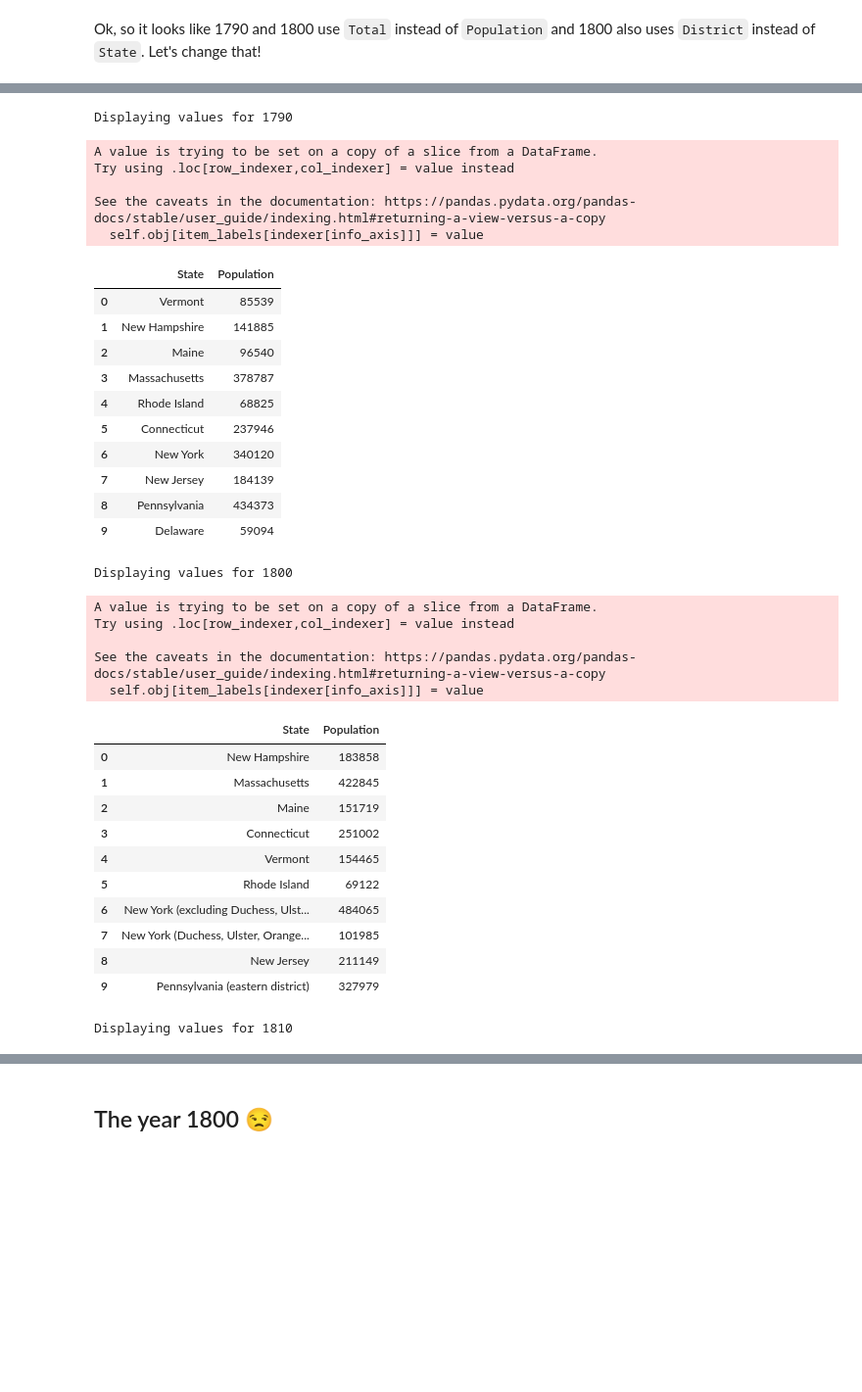
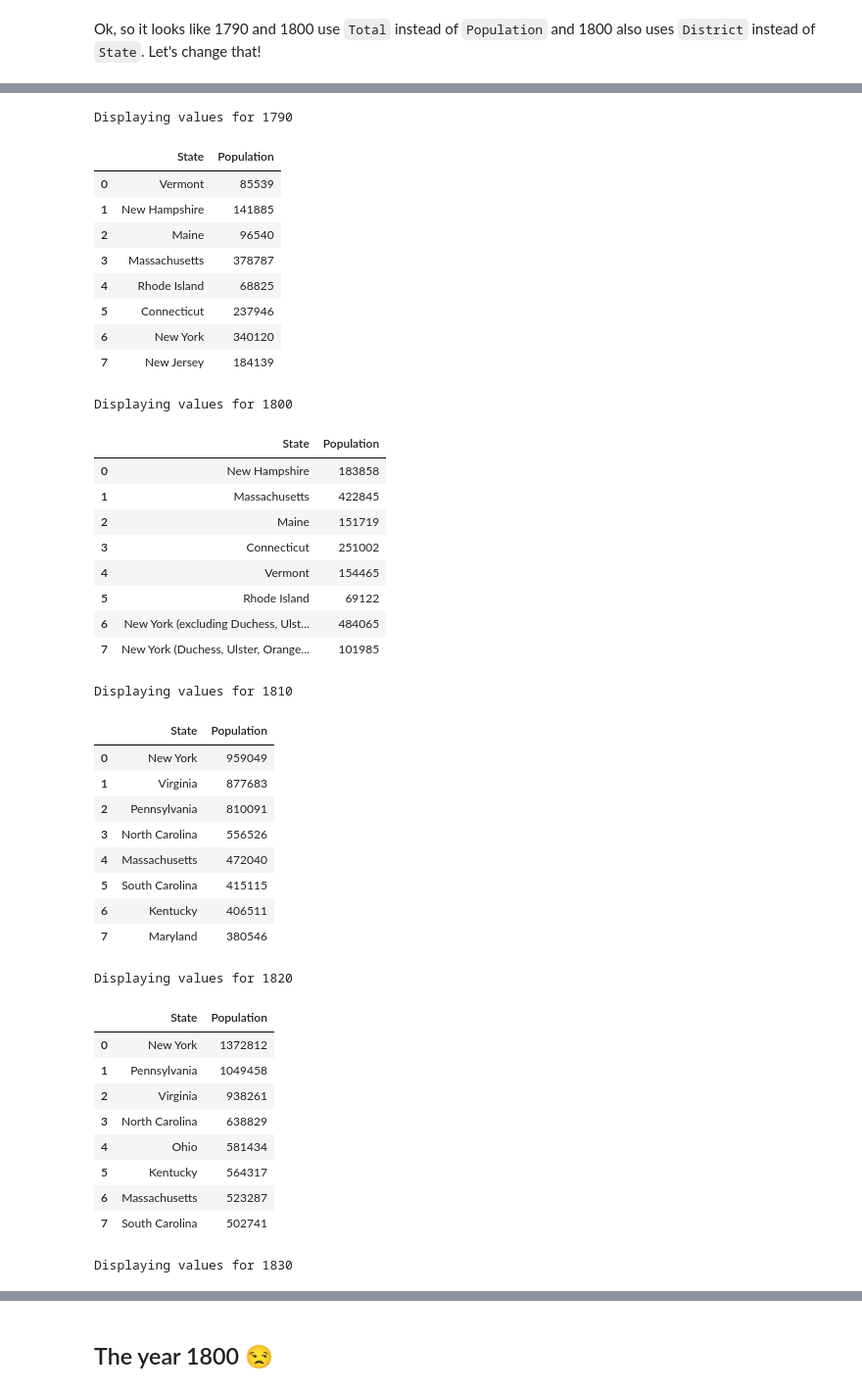
Before and after one commit to AntonMu/Census2020, a Jupyter notebook: USCensus2020.ipynb, the cells around one changed output, grey strips where cells are left out. Shown: that part at 98% size. Cells and saved outputs as stored; diff of their text form; code cells hidden in the pictures; blank space fills up the shorter version.

```diff
--- a/USCensus2020.ipynb
+++ b/USCensus2020.ipynb
@@ -94,43 +94,49 @@ Next, we get rid of all columns other than `State` and `Population`. We also rem
 # %%
 for key in Census.keys():
     print("Displaying values for {}".format(key))
     Census[key] = Census[key][['State','Population']]
     Census[key].loc[:,'Population']=Census[key].loc[:,'Population'].apply(
         lambda s: int(re.sub(r'\[.*','', str(s)).replace(',','')))
-    display(Census[key].head(10))
+    display(Census[key].head(8))
 # %% [output]
 Displaying values for 1790
+|  | State | Population |
+| 0 | Vermont | 85539 |
+| 1 | New Hampshire | 141885 |
+| 2 | Maine | 96540 |
+| 3 | Massachusetts | 378787 |
+| 4 | Rhode Island | 68825 |
+| 5 | Connecticut | 237946 |
+| 6 | New York | 340120 |
+| 7 | New Jersey | 184139 |
-A value is trying to be set on a copy of a slice from a DataFrame.
-Try using .loc[row_indexer,col_indexer] = value instead
-
-See the caveats in the documentation: https://pandas.pydata.org/pandas-docs/stable/user_guide/indexing.html#returning-a-view-versus-a-copy
-  self.obj[item_labels[indexer[info_axis]]] = value
+Displaying values for 1800
-|  | State | Population |
-| 0 | Vermont | 85539 |
-| 1 | New Hampshire | 141885 |
-| 2 | Maine | 96540 |
-| 3 | Massachusetts | 378787 |
-| 4 | Rhode Island | 68825 |
-| 5 | Connecticut | 237946 |
-| 6 | New York | 340120 |
-| 7 | New Jersey | 184139 |
-| 8 | Pennsylvania | 434373 |
-| 9 | Delaware | 59094 |
+|  | State | Population |
+| 0 | New Hampshire | 183858 |
+| 1 | Massachusetts | 422845 |
+| 2 | Maine | 151719 |
+| 3 | Connecticut | 251002 |
+| 4 | Vermont | 154465 |
+| 5 | Rhode Island | 69122 |
+| 6 | New York (excluding Duchess, Ulst... | 484065 |
+| 7 | New York (Duchess, Ulster, Orange... | 101985 |
-Displaying values for 1800
+Displaying values for 1810
+|  | State | Population |
+| 0 | New York | 959049 |
+| 1 | Virginia | 877683 |
+| 2 | Pennsylvania | 810091 |
+| 3 | North Carolina | 556526 |
+| 4 | Massachusetts | 472040 |
+| 5 | South Carolina | 415115 |
+| 6 | Kentucky | 406511 |
+| 7 | Maryland | 380546 |
-A value is trying to be set on a copy of a slice from a DataFrame.
-Try using .loc[row_indexer,col_indexer] = value instead
-
-See the caveats in the documentation: https://pandas.pydata.org/pandas-docs/stable/user_guide/indexing.html#returning-a-view-versus-a-copy
-  self.obj[item_labels[indexer[info_axis]]] = value
+Displaying values for 1820
-|  | State | Population |
-| 0 | New Hampshire | 183858 |
-| 1 | Massachusetts | 422845 |
-| 2 | Maine | 151719 |
-| 3 | Connecticut | 251002 |
-| 4 | Vermont | 154465 |
-| 5 | Rhode Island | 69122 |
-| 6 | New York (excluding Duchess, Ulst... | 484065 |
-| 7 | New York (Duchess, Ulster, Orange... | 101985 |
-| 8 | New Jersey | 211149 |
-| 9 | Pennsylvania (eastern district) | 327979 |
+|  | State | Population |
+| 0 | New York | 1372812 |
+| 1 | Pennsylvania | 1049458 |
+| 2 | Virginia | 938261 |
+| 3 | North Carolina | 638829 |
+| 4 | Ohio | 581434 |
+| 5 | Kentucky | 564317 |
+| 6 | Massachusetts | 523287 |
+| 7 | South Carolina | 502741 |
-Displaying values for 1810
+Displaying values for 1830
```
Also changed, not shown: parts of 10 cells of this notebook.
